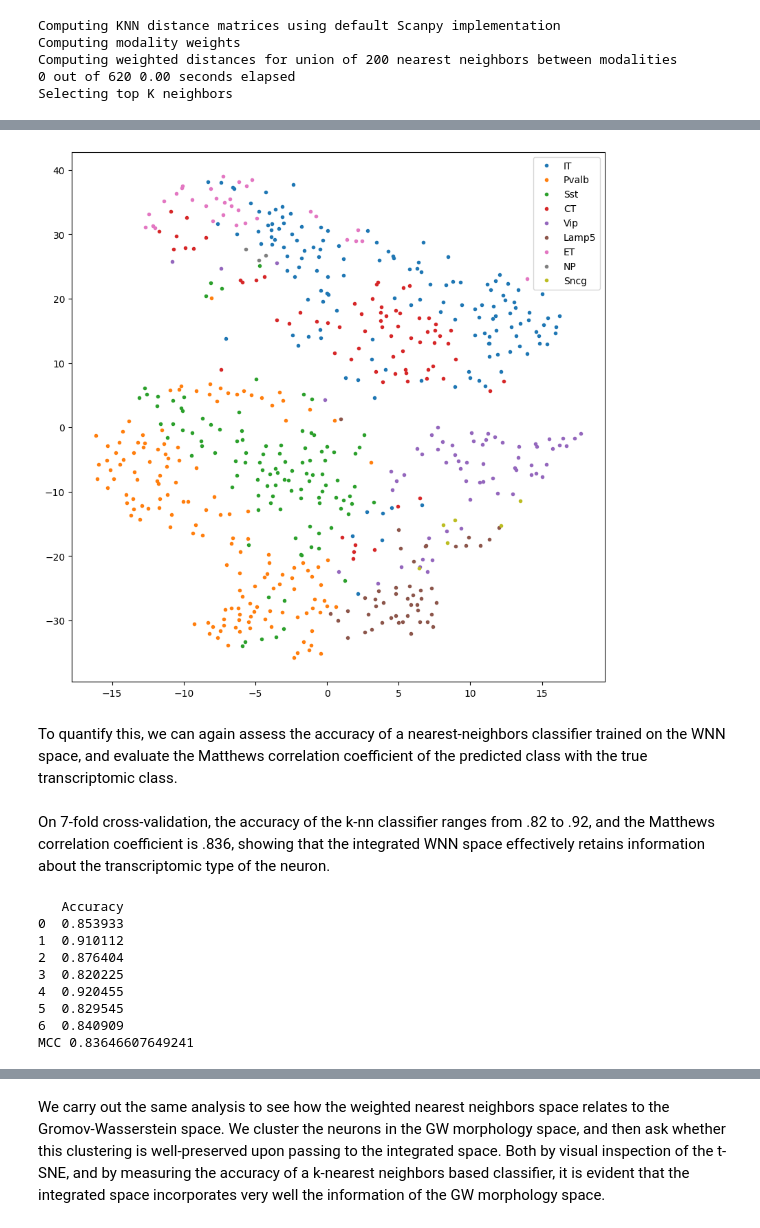
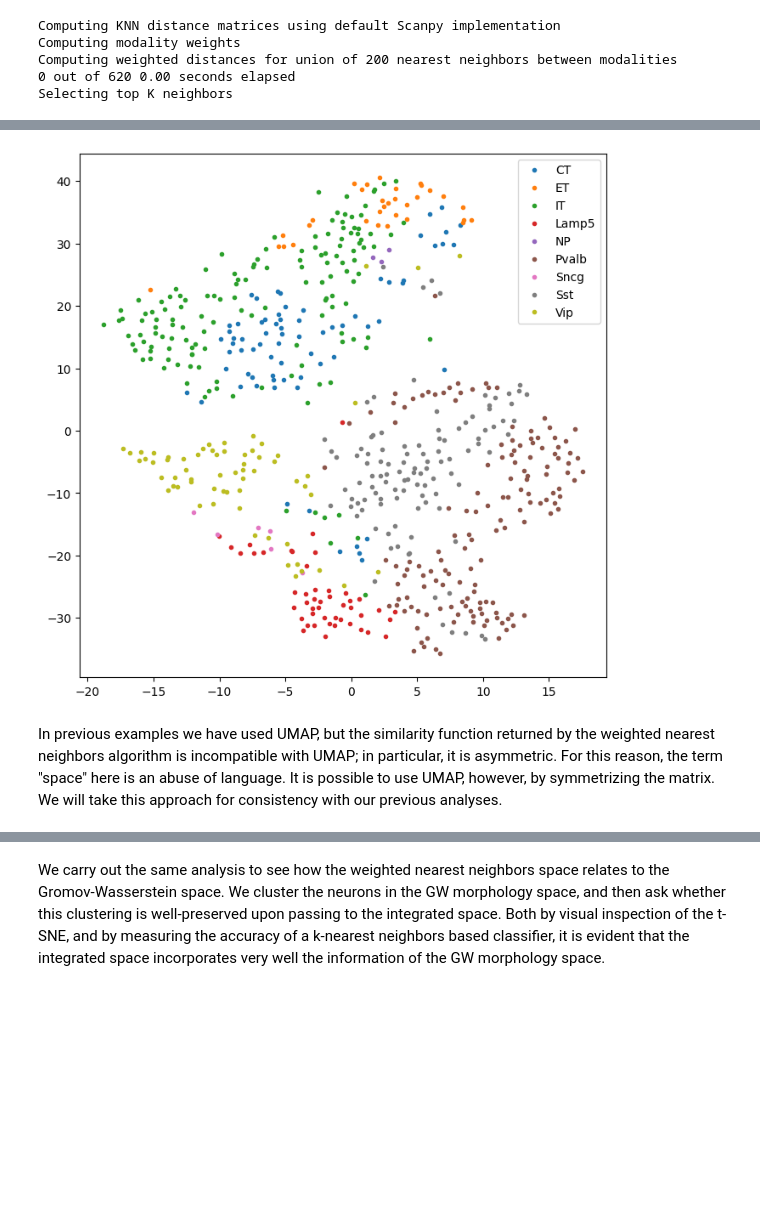
Before and after one commit to CamaraLab/CAJAL, a Jupyter notebook: docs/notebooks/Example_4.ipynb, the cells around one changed output, grey strips where cells are left out. Drawn from its saved outputs; the diff is of its cells as text; code cells hidden in the pictures; blank space fills up the shorter version.

Commit message:
Example 4

```diff
--- a/docs/notebooks/Example_4.ipynb
+++ b/docs/notebooks/Example_4.ipynb
@@ -206,6 +260,6 @@ Once we have these spaces, we can apply the weighted nearest neighbors algorithm
 # %%
 from cajal.wnn import wnn
-integrated_space = wnn(gw_dist_mat, transcriptome_pca, 240)
+integrated_space = wnn(gw_dmat, transcriptome_pca, 240)
 # %% [output]
 Computing KNN distance matrices using default Scanpy implementation
 Computing modality weights
@@ -218,17 +271 @@ We visualize the integrated space using t-SNE. (In previous examples we have use
 We color the points by their RNA family. It is visually clear that the WNN space strongly retains information about the transcriptomic type. The RNA families are well localized.
-# %%
-def plot_tsne_dmat(dmat, labels_df: pd.Series, figsize: int = 10):
-    tsne = sklearn.manifold.TSNE(n_components=2, perplexity=30.0, metric='precomputed', init='random', early_exaggeration=4.0).fit_transform(dmat)
-    fig, ax = plt.subplots(figsize=(figsize,figsize))
-    ax.margins(0.05) # Optional, just adds 5% padding to the autoscaling
-    for label in labels_df.unique():
-        xy = tsne[np.nonzero([labels_df ==label])[1]]
-        ax.plot(xy[:,0], xy[:,1], marker = 'o', linestyle='', ms=3, label=label)
-    ax.legend()
-    plt.show()
-
-plot_tsne_dmat(integrated_space.obsp['WNN_distance'], metadata['RNA family'])
-# %% [output]
-[figure, removed]
-# %% [markdown]
-To quantify this, we can again assess the accuracy of a nearest-neighbors classifier trained on the WNN space, and evaluate the Matthews correlation coefficient of the predicted class with the true transcriptomic class.
@@ -257,14 +272,18 @@ def test_dmat(dmat, labels):
-# %% [markdown]
-On 7-fold cross-validation, the accuracy of the k-nn classifier ranges from .82 to .92, and the Matthews correlation coefficient is .836, showing that the integrated WNN space effectively retains information about the transcriptomic type of the neuron.
-# %%
-test_dmat(integrated_space.obsp['WNN_distance'], metadata['RNA family'])
-# %% [output]
-   Accuracy
-0  0.853933
-1  0.910112
-2  0.876404
-3  0.820225
-4  0.920455
-5  0.829545
-6  0.840909
-MCC 0.83646607649241
+# %%
+tsne = sklearn.manifold.TSNE(n_components=2,
+                             perplexity=30.0,
+                             metric='precomputed',
+                             init='random',
+                             early_exaggeration=4.0,
+                             random_state=4
+                            )
+wnn_embedding = tsne.fit_transform(integrated_space.obsp['WNN_distance'])
+
+fig, ax = plt.subplots(figsize=(8,8))
+plot(ax,wnn_embedding, RNA_family)
+plt.show()
+# %% [output]
+[figure, added]
+# %% [markdown]
+In previous examples we have used UMAP, but the similarity function returned by the weighted nearest neighbors algorithm is incompatible with UMAP; in particular, it is asymmetric. For this reason, the term "space" here is an abuse of language.
+It is possible to use UMAP, however, by symmetrizing the matrix. We will take this approach for consistency with our previous analyses.
```
Also changed, not shown: parts of 38 cells of this notebook.
